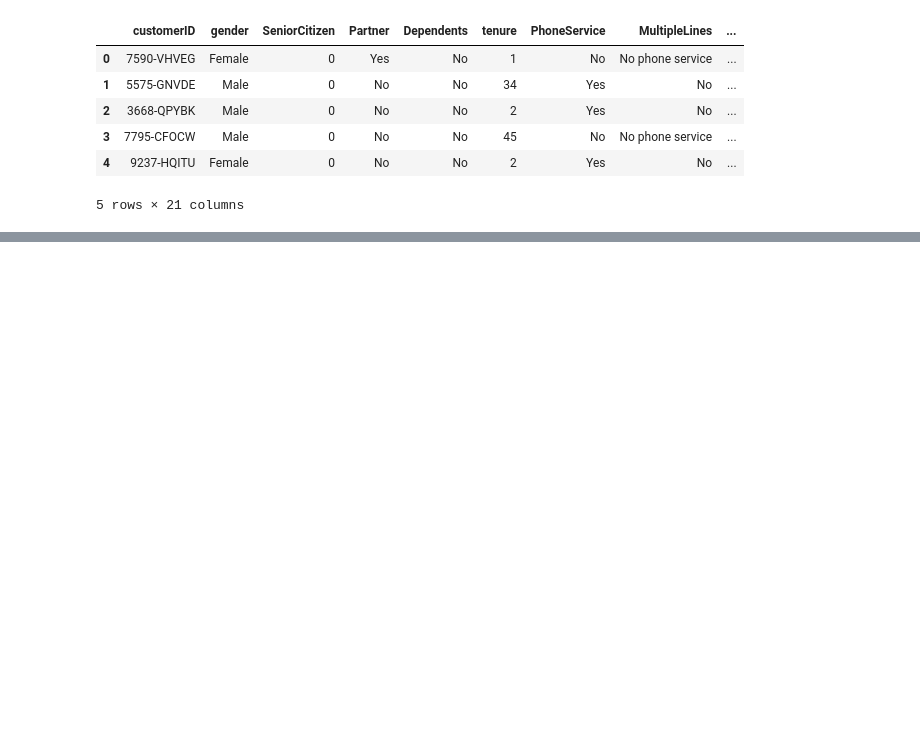
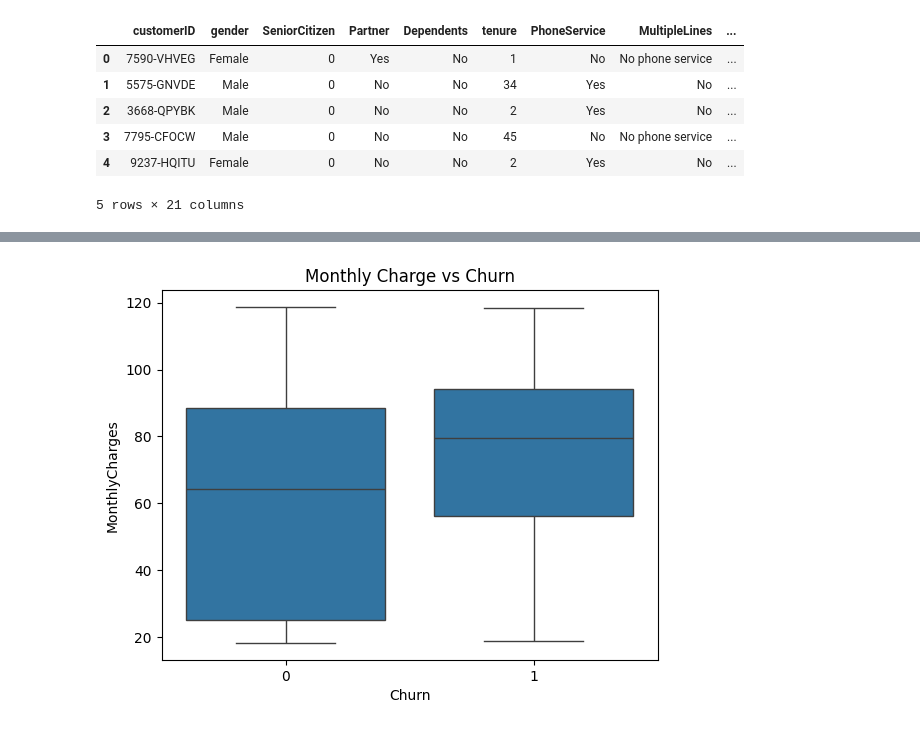
Before and after one commit to Prachi-Arora25/custormer-churn-project, a Jupyter notebook: churn_analysis.ipynb, the cells around one changed output, grey strips where cells are left out. Saved outputs shown, nothing was run; the diff lists cells and outputs as text; code cells hidden in the pictures; blank space fills up the shorter version.

```diff
--- a/churn_analysis.ipynb
+++ b/churn_analysis.ipynb
@@ -19,0 +190,7 @@ df.head()
+# %%
+#Low tenure = Higher churn probability
+sns.boxplot(x='Churn', y='MonthlyCharges', data=df)
+plt.title("Monthly Charge vs Churn")
+plt.show()
+# %% [output]
+[figure, added]
```
Also changed, not shown: parts of 21 cells of this notebook.
